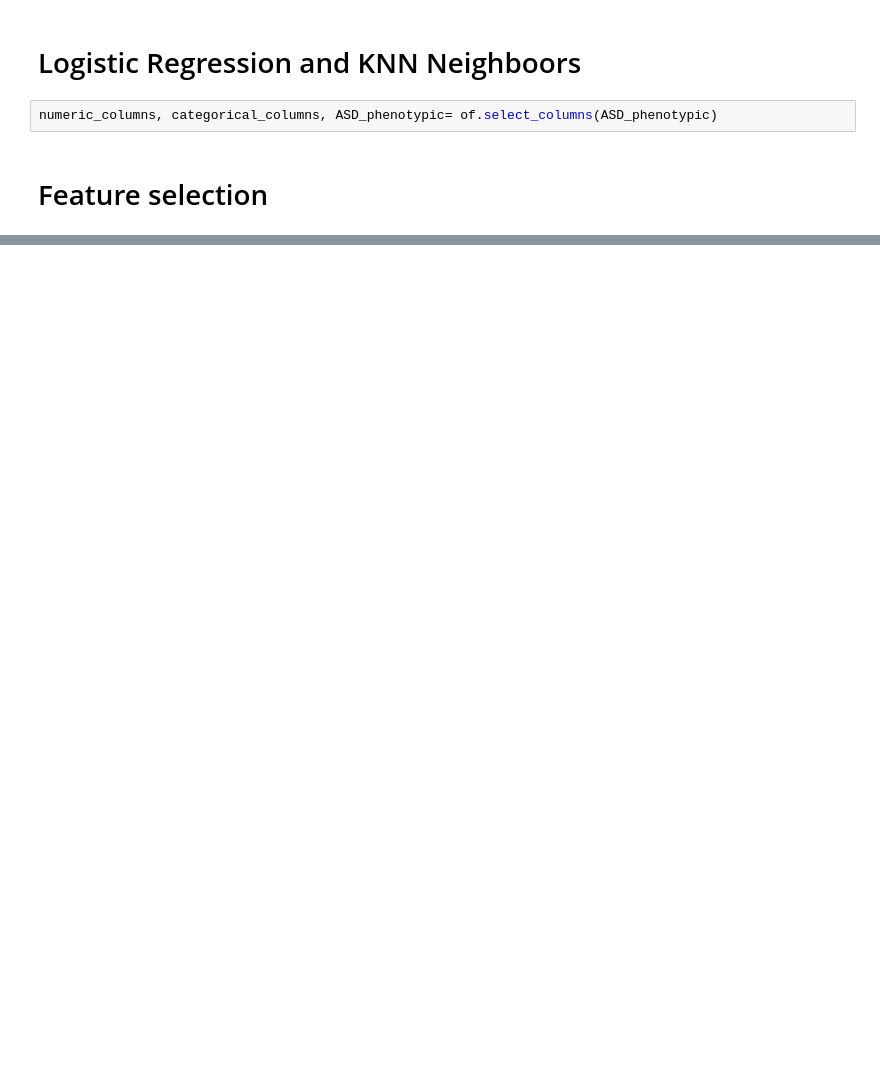
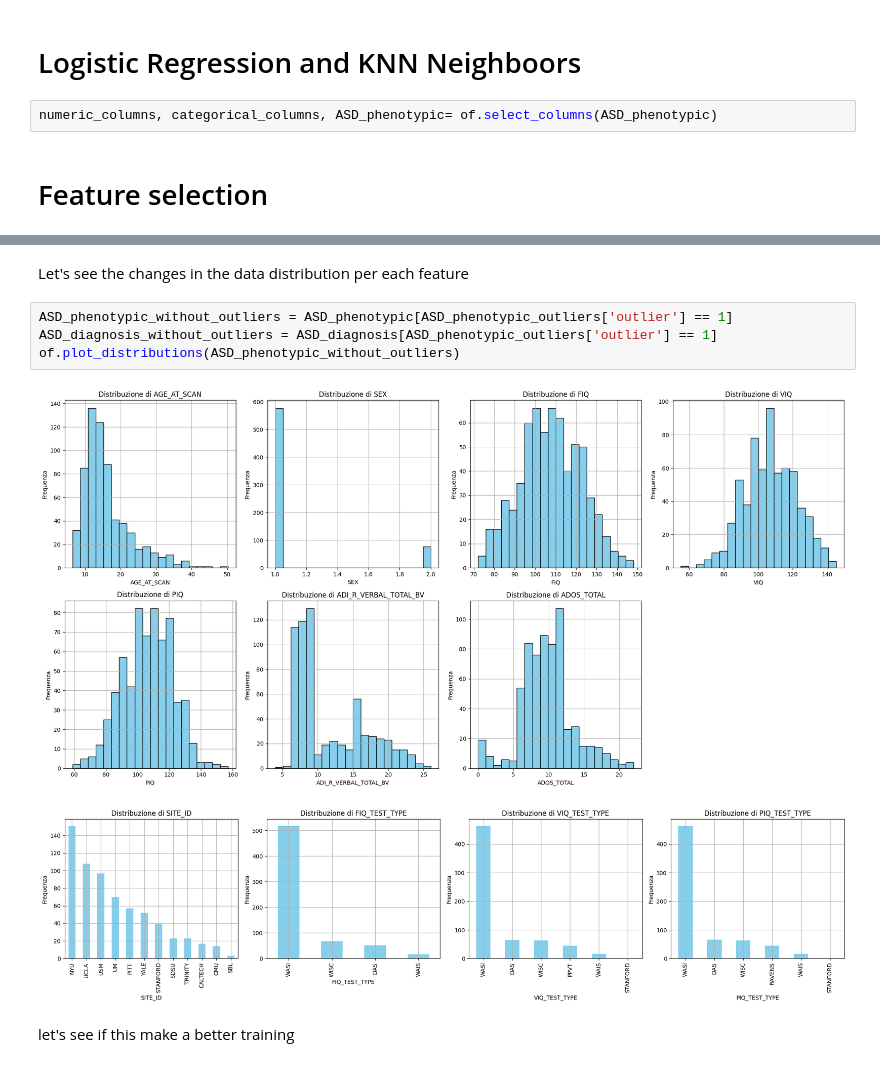
Before and after one commit to AuraNatale/AutismDataMining, a Jupyter notebook: Source Code/classification_good.ipynb, the cells around one changed output, grey strips where cells are left out. Cells and saved outputs as stored; diff of their text form; blank space fills up the shorter version.

```diff
--- a/Source Code/classification_good.ipynb
+++ b/Source Code/classification_good.ipynb
@@ -391,0 +510,11 @@ numeric_columns, categorical_columns, ASD_phenotypic= of.select_columns(ASD_phen
+# %% [markdown]
+Let's see the changes in the data distribution per each feature
+# %%
+ASD_phenotypic_without_outliers = ASD_phenotypic[ASD_phenotypic_outliers['outlier'] == 1]
+ASD_diagnosis_without_outliers = ASD_diagnosis[ASD_phenotypic_outliers['outlier'] == 1]
+of.plot_distributions(ASD_phenotypic_without_outliers)
+# %% [output]
+[figure, added]
+[figure, added]
+# %% [markdown]
+let's see if this make a better training
```
Also changed, not shown: parts of 20 cells of this notebook, 2 other files.
